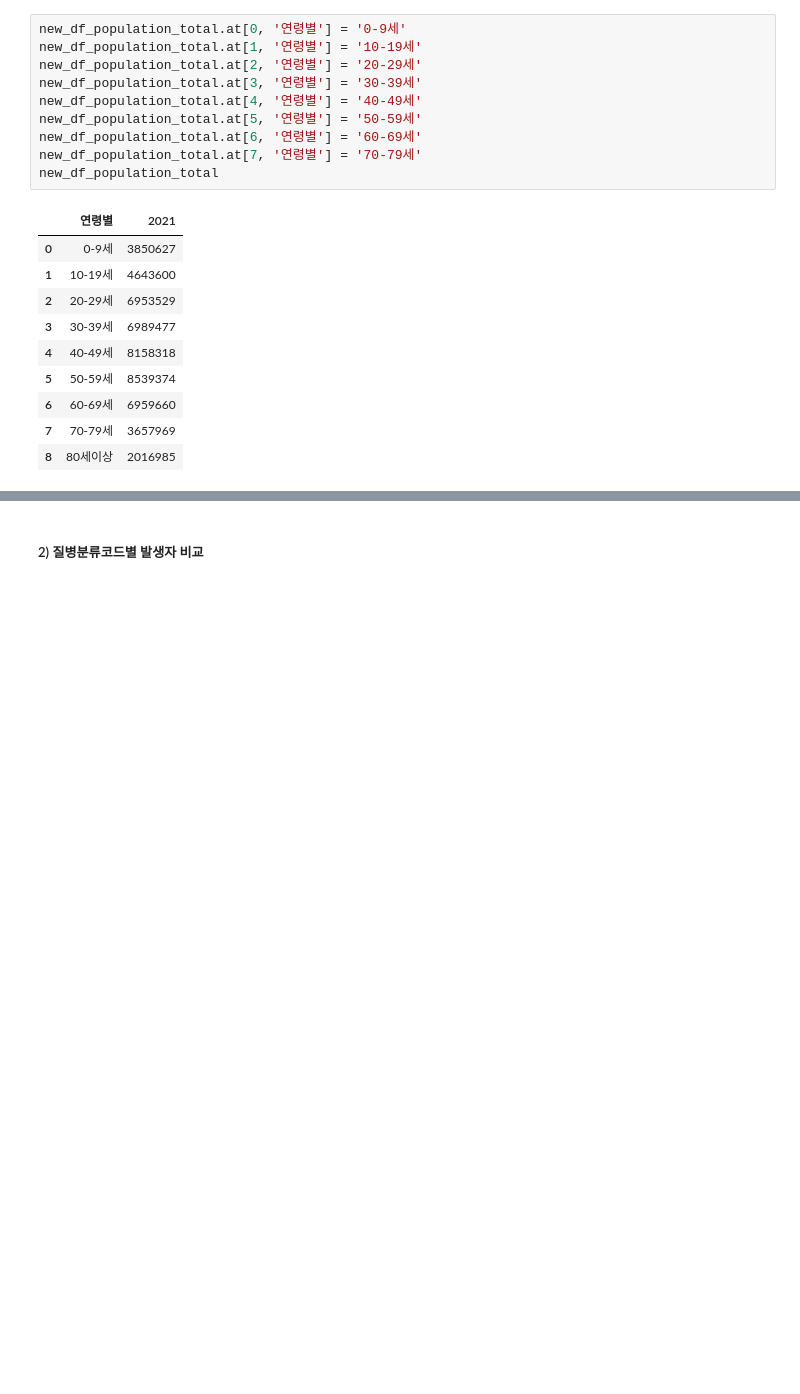
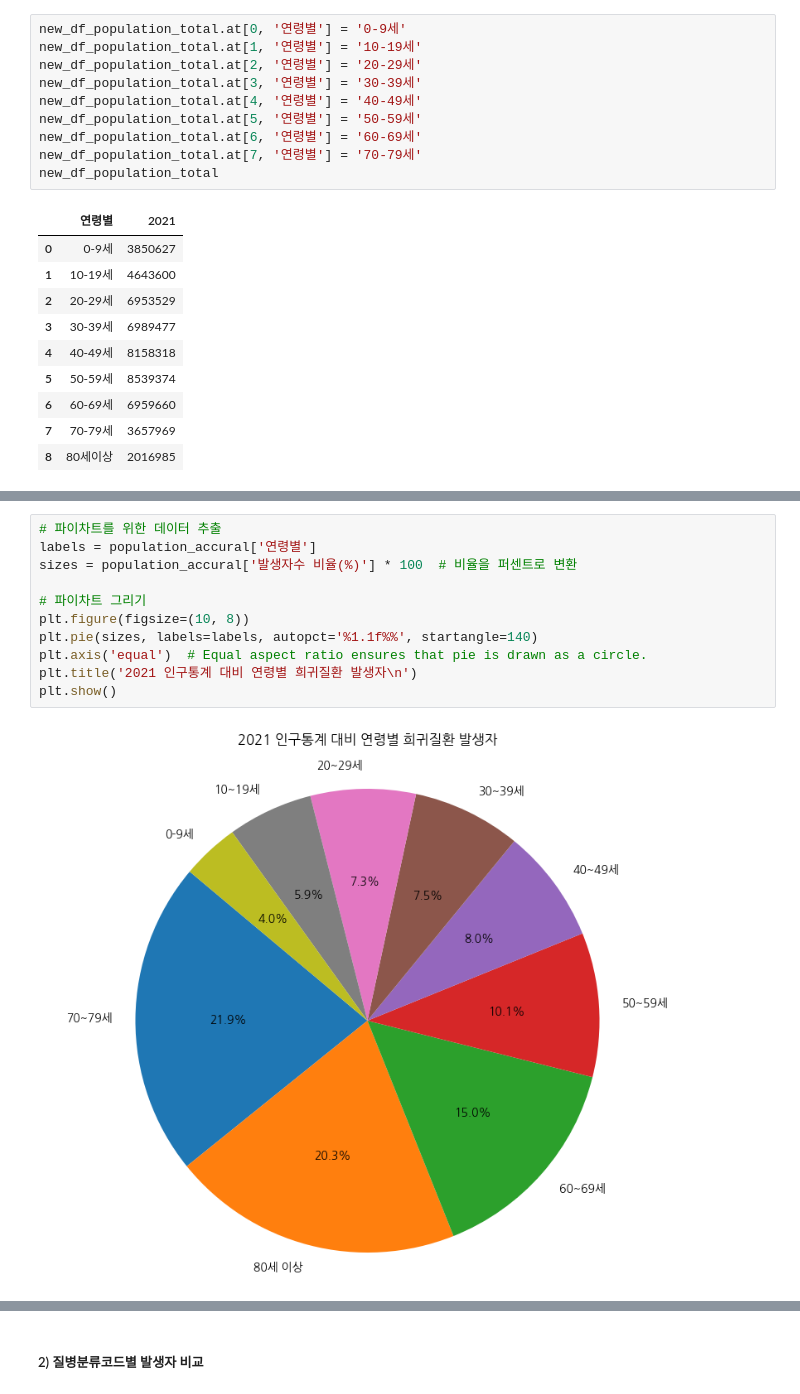
Before and after one commit to kdj0712/rare_field_fastapis, a Jupyter notebook: data/data_analysis/persona2/ipynb/persona2_DDA_yugyeong_accrual.ipynb, the cells around one changed output, grey strips where cells are left out. Cells and saved outputs as stored; diff of their text form; blank space fills up the shorter version.

```diff
--- a/data/data_analysis/persona2/ipynb/persona2_DDA_yugyeong_accrual.ipynb
+++ b/data/data_analysis/persona2/ipynb/persona2_DDA_yugyeong_accrual.ipynb
@@ -434,0 +436,13 @@ population_accural
+# %%
+# 파이차트를 위한 데이터 추출
+labels = population_accural['연령별']
+sizes = population_accural['발생자수 비율(%)'] * 100  # 비율을 퍼센트로 변환
+
+# 파이차트 그리기
+plt.figure(figsize=(10, 8))
+plt.pie(sizes, labels=labels, autopct='%1.1f%%', startangle=140)
+plt.axis('equal')  # Equal aspect ratio ensures that pie is drawn as a circle.
+plt.title('2021 인구통계 대비 연령별 희귀질환 발생자\n')
+plt.show()
+# %% [output]
+[figure, added]
```
Also changed, not shown: parts of 36 cells of this notebook, 6 other files.
